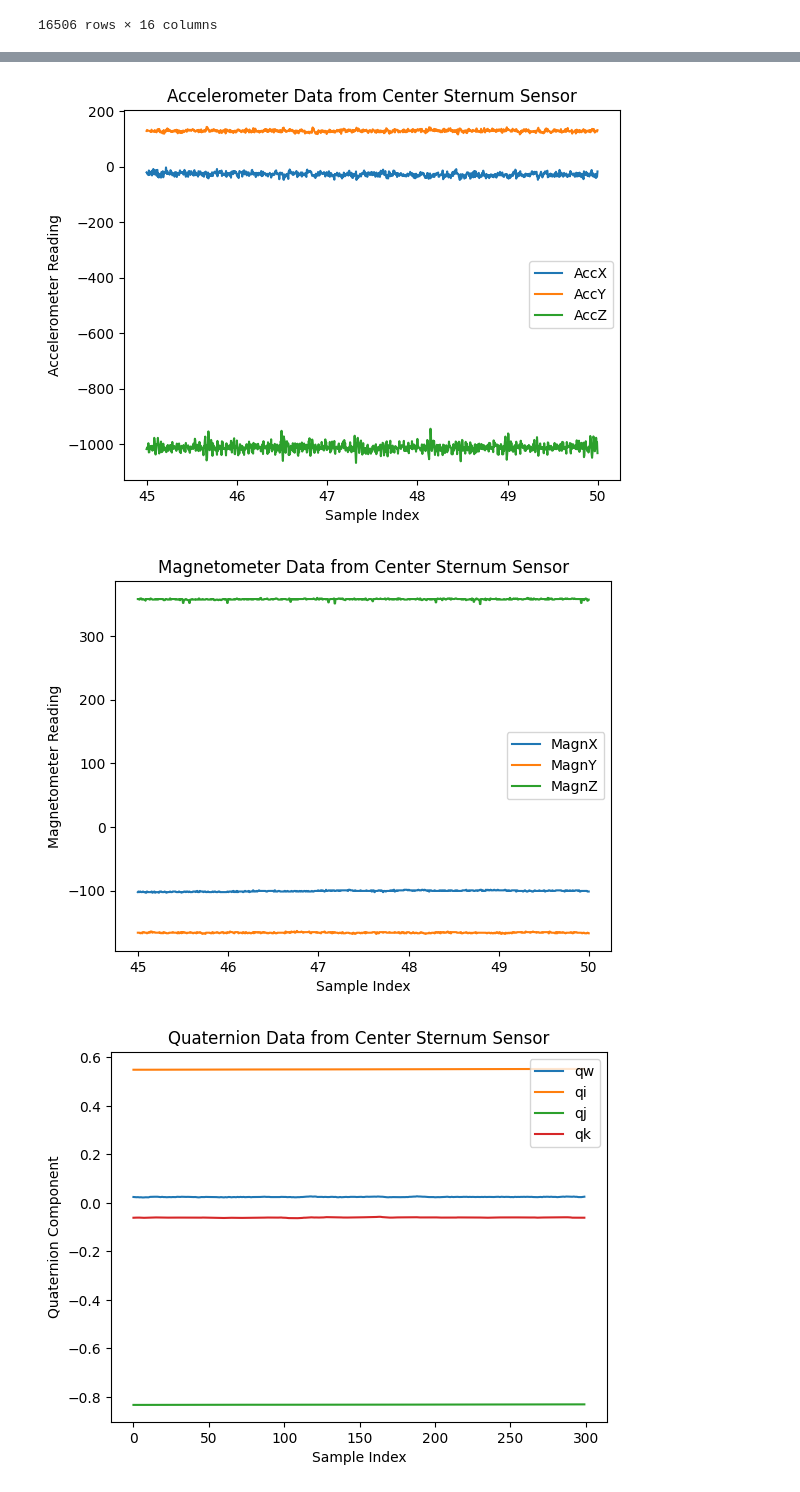
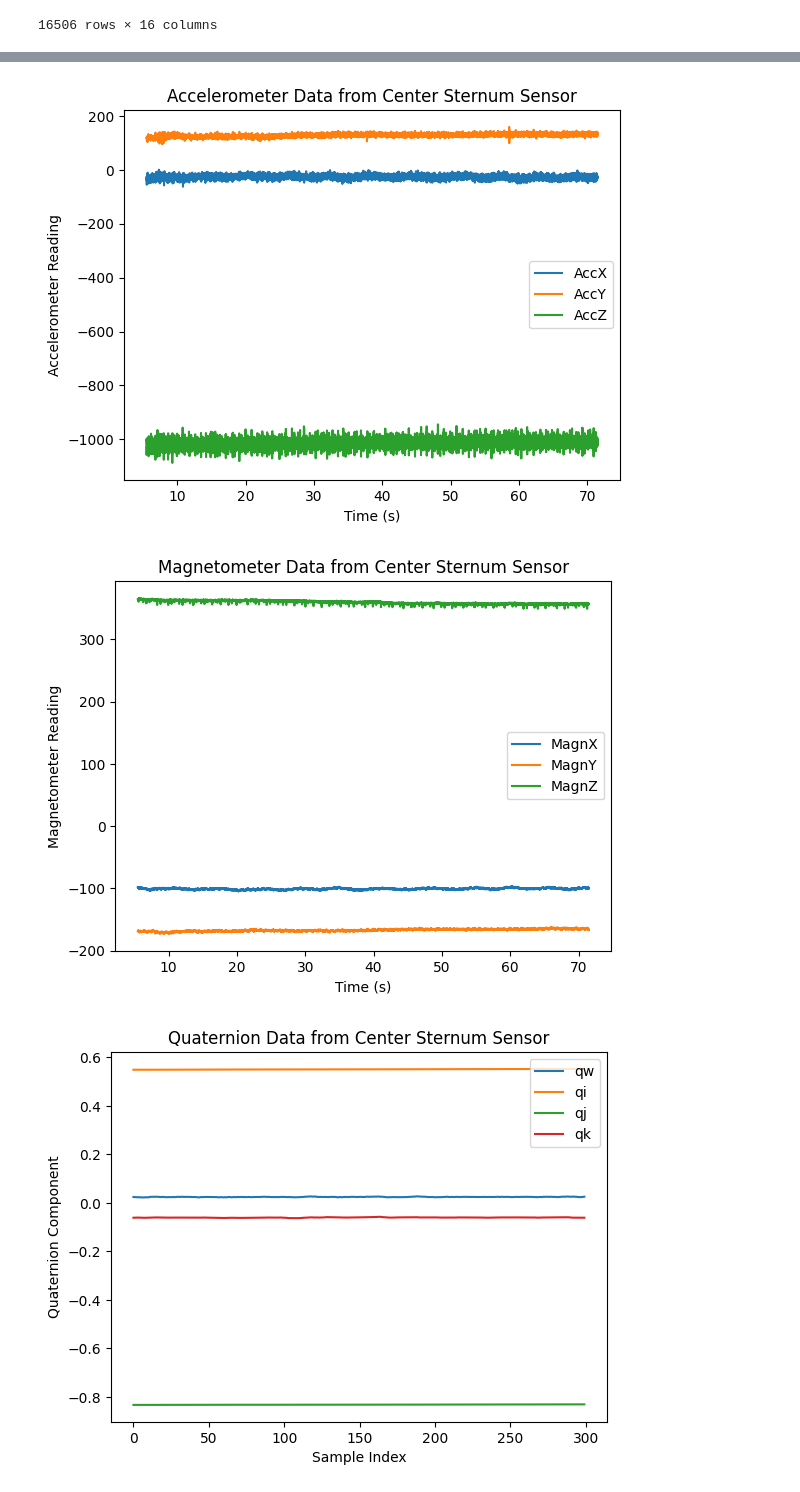
Before and after one commit to FC0000/Respiratory-rate-estimation, a Jupyter notebook: Project_Daniele.ipynb, the cells around one changed output, grey strips where cells are left out. Cells and saved outputs as stored; diff of their text form; code cells hidden in the pictures.

```diff
--- a/Project_Daniele.ipynb
+++ b/Project_Daniele.ipynb
@@ -118,21 +118,26 @@ df
 time = convertTime(len(df['Timestamp']), rate=200)
 print(time[-1])
 
+df['Time'] = time
+
 offset_gyro = np.array([-2.242224, 2.963463, -0.718397])
 
-GyroArray = df[['GyroX', 'GyroY', 'GyroZ']].to_numpy()
+df_filtered = df[(df['Time'] > 5.5) & (df['Time'] < 71.5)]
+time = df_filtered['Time'].to_numpy()
+
+GyroArray = df_filtered[['GyroX', 'GyroY', 'GyroZ']].to_numpy()
 
 GyroArray = calibration(GyroArray, offset_gyro)
-GyroX = GyroArray[9700:10000, 0] # degrees per second
-GyroY = GyroArray[9700:10000, 1]
-GyroZ = GyroArray[9700:10000, 2]
+GyroX = GyroArray[:, 0] # degrees per second
+GyroY = GyroArray[:, 1]
+GyroZ = GyroArray[:, 2]
 
-plt.plot(time[9700:10000], GyroX, label='GyroX')
-plt.plot(time[9700:10000], GyroY, label='GyroY')
-plt.plot(time[9700:10000], GyroZ, label='GyroZ')
+plt.plot(time, GyroX, label='GyroX')
+plt.plot(time, GyroY, label='GyroY')
+plt.plot(time, GyroZ, label='GyroZ')
 plt.legend()
 plt.title('Gyroscope Data from Center Sternum Sensor')
-plt.xlabel('Sample Index')
+plt.xlabel('Time (s)')
 plt.ylabel('Gyroscope Reading')
 plt.show()
 # %% [output]
@@ -141,29 +146,29 @@ plt.show()
 # %%
-AccArray = df[['AccX', 'AccY', 'AccZ']].to_numpy()
+AccArray = df_filtered[['AccX', 'AccY', 'AccZ']].to_numpy()
 
 calibration_matrix_acc = np.array([[1.000966, -0.002326418, -0.0006995499],
                                    [-0.002326379, 0.9787045, -0.001540918],
                                    [-0.0006995811, -0.001540928, 1.00403]])
 
 offset_acc = np.array([-3.929942, -13.74679, 60.67546])
 
 AccArray = calibration(AccArray, offset_acc, calibration_matrix_acc)
 
-AccX = AccArray[9000:10000, 0] # unit of mg
-AccY = AccArray[9000:10000, 1]
-AccZ = AccArray[9000:10000, 2]
-plt.plot(time[9000:10000], AccX, label='AccX')
-plt.plot(time[9000:10000], AccY, label='AccY')
-plt.plot(time[9000:10000], AccZ, label='AccZ')
+AccX = AccArray[:, 0] # unit of mg
+AccY = AccArray[:, 1]
+AccZ = AccArray[:, 2]
+plt.plot(time, AccX, label='AccX')
+plt.plot(time, AccY, label='AccY')
+plt.plot(time, AccZ, label='AccZ')
 plt.legend()
 plt.title('Accelerometer Data from Center Sternum Sensor')
-plt.xlabel('Sample Index')
+plt.xlabel('Time (s)')
 plt.ylabel('Accelerometer Reading')
 plt.show()
 # %% [output]
-[figure, old version]
+[figure, new version]
 # %%
-MagnArray = df[['MagnX', 'MagnY', 'MagnZ']].to_numpy()
+MagnArray = df_filtered[['MagnX', 'MagnY', 'MagnZ']].to_numpy()
 
 calibration_matrix_magn = np.array([[0.9192851, -0.02325168, 0.003480837],
                                     [-0.02325175, 0.914876, 0.004257396],
@@ -173,19 +178,19 @@ offset_magn = np.array([-95.67974, -244.9142, 17.71132])
 
 MagnArray = calibration(MagnArray, offset_magn, calibration_matrix_magn)
 
-MagnX = MagnArray[9000:10000, 0] # milli - gauss
-MagnY = MagnArray[9000:10000, 1]
-MagnZ = MagnArray[9000:10000, 2]
-plt.plot(time[9000:10000], MagnX, label='MagnX')
-plt.plot(time[9000:10000], MagnY, label='MagnY')
-plt.plot(time[9000:10000], MagnZ, label='MagnZ')
+MagnX = MagnArray[:, 0] # milli - gauss
+MagnY = MagnArray[:, 1]
+MagnZ = MagnArray[:, 2]
+plt.plot(time, MagnX, label='MagnX')
+plt.plot(time, MagnY, label='MagnY')
+plt.plot(time, MagnZ, label='MagnZ')
 plt.legend()
 plt.title('Magnetometer Data from Center Sternum Sensor')
-plt.xlabel('Sample Index')
+plt.xlabel('Time (s)')
 plt.ylabel('Magnetometer Reading')
 plt.show()
 # %% [output]
-[figure, old version]
+[figure, new version]
 # %%
 qw = df['qw'][9700:10000]
 qi = df['qi'][9700:10000]
```
Also changed, not shown: parts of 10 cells of this notebook.
